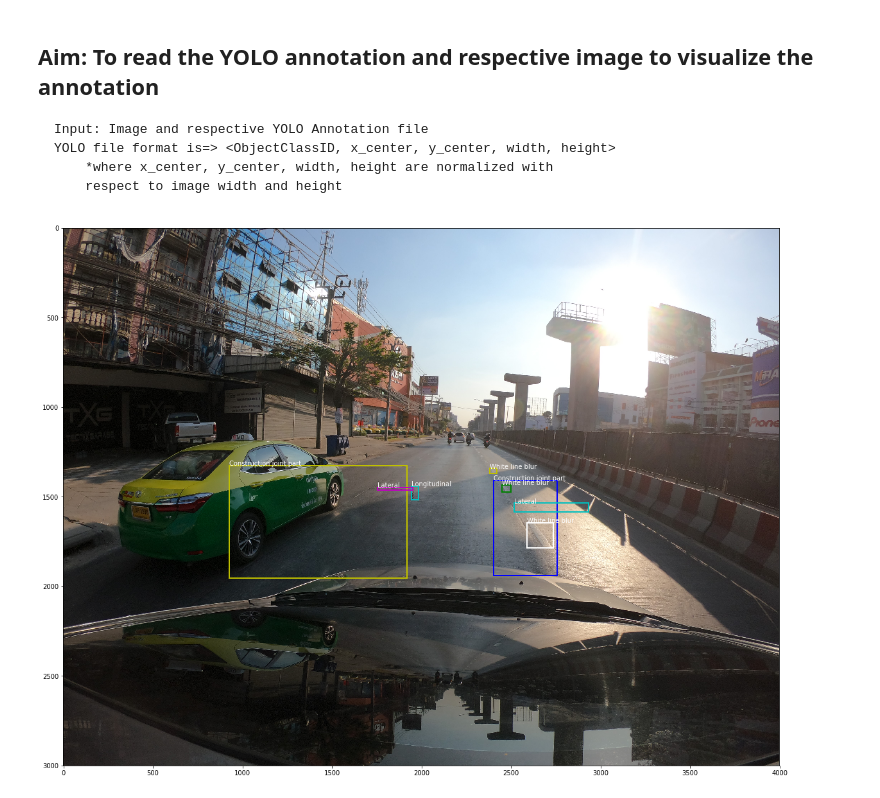
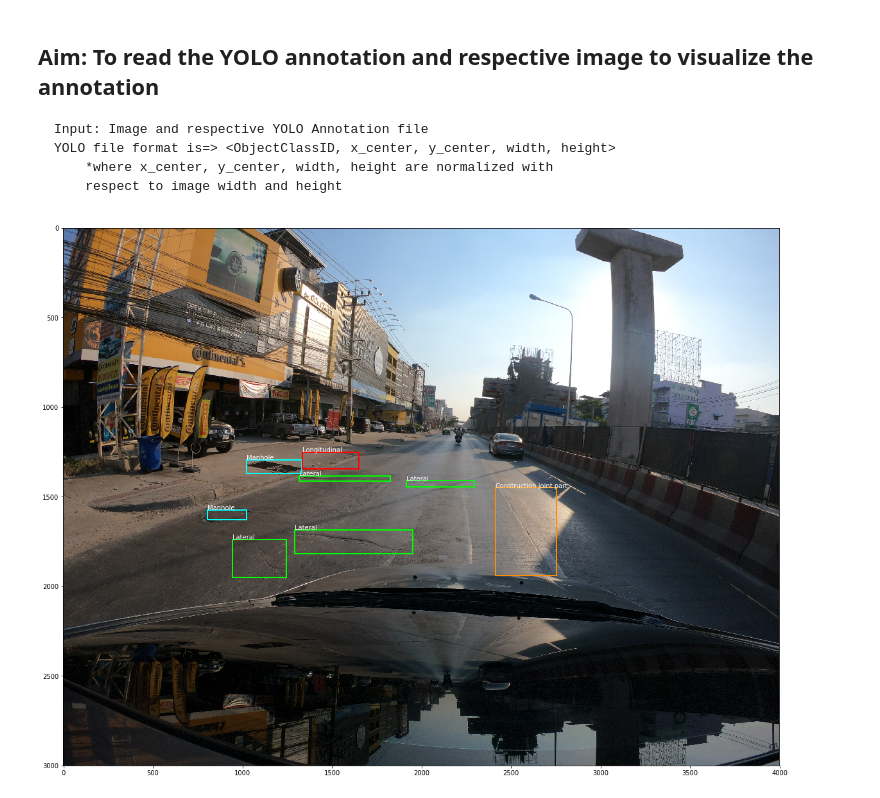
Before and after one commit to vkatiyar/ImageUtilitiesFunction, a Jupyter notebook: YOLOAnnotationViewer.ipynb, the cells around one changed output. Cells and saved outputs as stored; diff of their text form; code cells hidden in the pictures.

Commit message:
Color Coded the class Visualization

```diff
--- a/YOLOAnnotationViewer.ipynb
+++ b/YOLOAnnotationViewer.ipynb
@@ -12,7 +12,7 @@ import matplotlib.pyplot as plt
 import matplotlib.patches as patches
 # %%
 basepath = os.getcwd()
-imgPath = os.path.join(basepath,"Images/YOLO/G0890012.JPG")
+imgPath = os.path.join(basepath,"Images/YOLO/G0890027.JPG")
 
 img = cv2.imread(imgPath,cv2.IMREAD_UNCHANGED)
 # Converting openCV image to matplotlib format
@@ -32,34 +32,46 @@ dict_class = {1:'Longitudinal',
                 10:'Cross walk blur',
                 11:'Manhole'
              }
+# To visualaize each class with unique color
+colors =  {1:'red',
+            2:'lime',
+            3:'darkorange',
+            4:'blue',
+            5:'green' ,
+            6:'magenta',
+            7:'crimson',
+            8:'yellow',
+            9:'white' ,
+            10:'black',
+            11:'cyan'}
 # %%
 textPath = imgPath.replace(".JPG",".txt")
 # %%
 np.random.seed(1)
-colors =  ['b', 'g', 'r', 'c', 'm', 'y', 'k', 'w'] # Just to randomize the colors of the bbox
+
 fig, ax = plt.subplots(1, figsize= (20,20))
 ax.imshow(img)
 # Add labels to the bbox
 style = dict(size=10, color='white')
 
 with open(textPath,'r') as textFile:
     for line in textFile:
         classID,x,y,width,height= (float(x) for x in line.split())
         x = np.multiply(x,widthImg)
         y = np.multiply(y,heightImg)
         width = np.multiply(width,widthImg)
         height = np.multiply(height,heightImg)
         classID,x,y,width,height= (int(x) for x in (classID,x,y,width,height))
         x_start = int(x-width/2)
         y_start = int(y-height/2)
 #         print(classID,x,y,width,height,x_start,y_start)
         p = patches.Rectangle((x_start, y_start), width, height,
-                              linewidth=2,edgecolor = np.random.choice(colors),fill=False)
+                              linewidth=2,edgecolor = colors[classID],fill=False)
         ax.add_patch(p)
         ax.text(x_start, y_start,dict_class[classID],**style)
 plt.show()
 # %% [output]
-[figure, old version]
+[figure, new version]
 # %%
 # # To visualize the bounding box <Y_leftBottom, X_leftBottom, Y_rightTop, X_rightTop>
 # np.random.seed(1)
```
